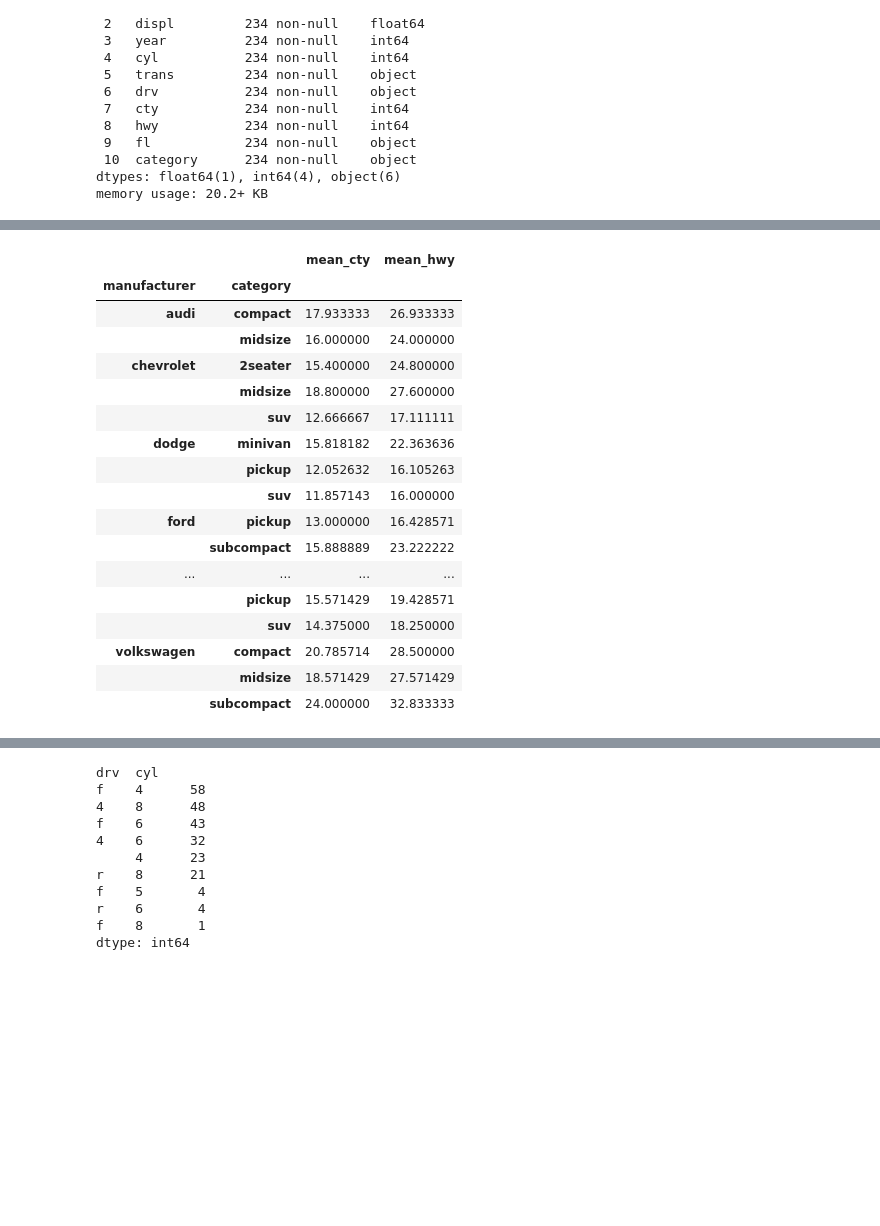
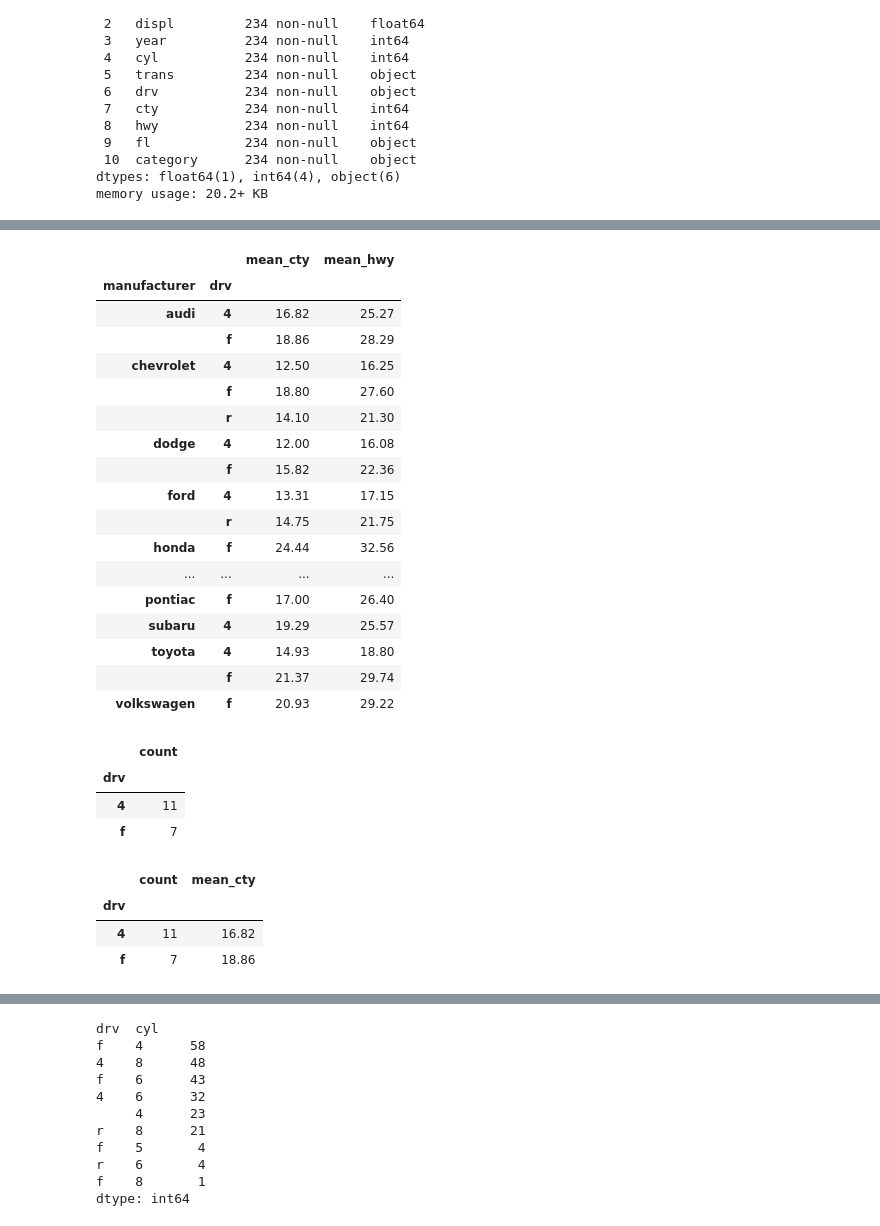
Before and after one commit to rladnrgus/2024-1-my-BDA, a Jupyter notebook: inclass/05w_0403_wed_A_ch06_dataframe_group_merge.ipynb, the cells around one changed output, grey strips where cells are left out. Drawn from its saved outputs; the diff is of its cells as text; code cells hidden in the pictures; blank space fills up the shorter version.

```diff
--- a/inclass/05w_0403_wed_A_ch06_dataframe_group_merge.ipynb
+++ b/inclass/05w_0403_wed_A_ch06_dataframe_group_merge.ipynb
@@ -43,3 +38,5 @@ Successfully installed koreanize_matplotlib-0.1.1
+# %%
+pd.set_option('display.precision', 2)
 # %%
 import matplotlib.pyplot as plt
 import koreanize_matplotlib
@@ -591,25 +484,41 @@ mpg.groupby(['manufacturer', 'drv']).agg(mean_cty = ('cty','mean'))
 # %%
-# 제조 회사 및 차종별 분리
-# cty 평균 구하기
-# hwy 평균 구하기
-
-mpg.groupby(['manufacturer', 'category']).agg(mean_cty = ('cty','mean'), mean_hwy = ('hwy','mean'))
+# 추가: 고속도로(hwy) 평균 연비
+mpg.groupby(["manufacturer", "drv"]).agg(mean_cty = ('cty', 'mean'), mean_hwy = ('hwy', 'mean'))
 # %% [output]
 |  |  | mean_cty | mean_hwy |
-| manufacturer | category |  |  |
-| audi | compact | 17.933333 | 26.933333 |
-|  | midsize | 16.000000 | 24.000000 |
-| chevrolet | 2seater | 15.400000 | 24.800000 |
-|  | midsize | 18.800000 | 27.600000 |
-|  | suv | 12.666667 | 17.111111 |
-| dodge | minivan | 15.818182 | 22.363636 |
-|  | pickup | 12.052632 | 16.105263 |
-|  | suv | 11.857143 | 16.000000 |
-| ford | pickup | 13.000000 | 16.428571 |
-|  | subcompact | 15.888889 | 23.222222 |
+| manufacturer | drv |  |  |
+| audi | 4 | 16.82 | 25.27 |
+|  | f | 18.86 | 28.29 |
+| chevrolet | 4 | 12.50 | 16.25 |
+|  | f | 18.80 | 27.60 |
+|  | r | 14.10 | 21.30 |
+| dodge | 4 | 12.00 | 16.08 |
+|  | f | 15.82 | 22.36 |
+| ford | 4 | 13.31 | 17.15 |
+|  | r | 14.75 | 21.75 |
+| honda | f | 24.44 | 32.56 |
 | ... | ... | ... | ... |
-|  | pickup | 15.571429 | 19.428571 |
-|  | suv | 14.375000 | 18.250000 |
-| volkswagen | compact | 20.785714 | 28.500000 |
-|  | midsize | 18.571429 | 27.571429 |
-|  | subcompact | 24.000000 | 32.833333 |
+| pontiac | f | 17.00 | 26.40 |
+| subaru | 4 | 19.29 | 25.57 |
+| toyota | 4 | 14.93 | 18.80 |
+|  | f | 21.37 | 29.74 |
+| volkswagen | f | 20.93 | 29.22 |
+# %%
+## audi의 drv별 빈도
+
+# audi 추출
+# drv별 분리
+# 빈도 구하기
+mpg.query('manufacturer == "audi"').groupby('drv').agg( count = ('drv', 'count'))
+# %% [output]
+|  | count |
+| drv |  |
+| 4 | 11 |
+| f | 7 |
+# %%
+mpg.query('manufacturer == "audi"').groupby('drv').agg( count = ('drv', 'count'), mean_cty = ('cty', 'mean'))
+# %% [output]
+|  | count | mean_cty |
+| drv |  |  |
+| 4 | 11 | 16.82 |
+| f | 7 | 18.86 |
```
Also changed, not shown: parts of 130 cells of this notebook.
